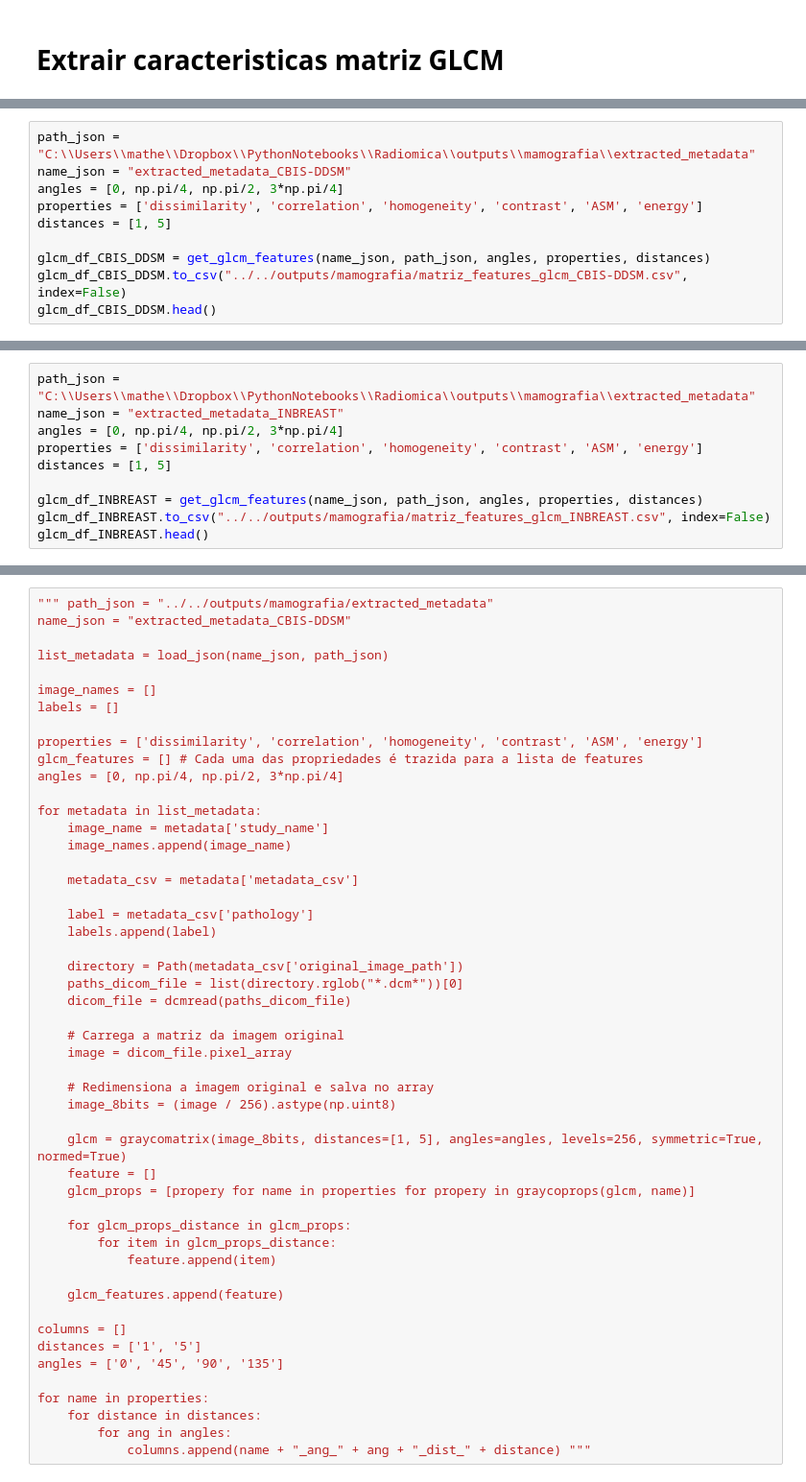
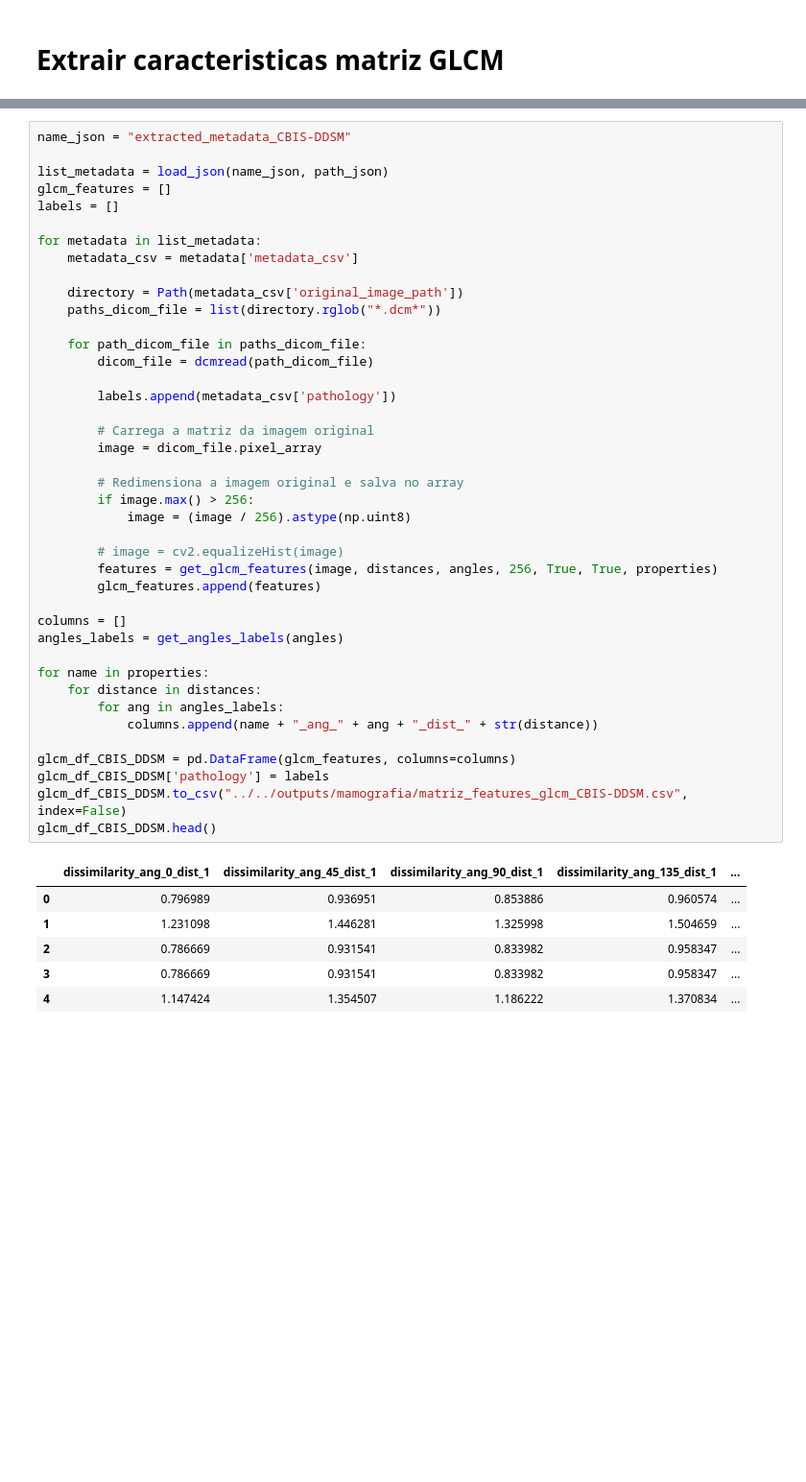
Before and after one commit to matheusssilva991/Radiomica, a Jupyter notebook: src/mamografia/extrair_features.ipynb, the cells around one changed output, grey strips where cells are left out. Shown: that part at 96% size. Drawn from its saved outputs; the diff is of its cells as text; blank space fills up the shorter version.

```diff
--- a/src/mamografia/extrair_features.ipynb
+++ b/src/mamografia/extrair_features.ipynb
@@ -49,10 +18,0 @@ CBIS-DDSM
-# %%
-path_json = "C:\\Users\\mathe\\Dropbox\\PythonNotebooks\\Radiomica\\outputs\\mamografia\\extracted_metadata"
-name_json = "extracted_metadata_CBIS-DDSM"
-angles = [0, np.pi/4, np.pi/2, 3*np.pi/4]
-properties = ['dissimilarity', 'correlation', 'homogeneity', 'contrast', 'ASM', 'energy']
-distances = [1, 5]
-
-glcm_df_CBIS_DDSM = get_glcm_features(name_json, path_json, angles, properties, distances)
-glcm_df_CBIS_DDSM.to_csv("../../outputs/mamografia/matriz_features_glcm_CBIS-DDSM.csv", index=False)
-glcm_df_CBIS_DDSM.head()
@@ -61,10 +18,0 @@ INBREAST
-# %%
-path_json = "C:\\Users\\mathe\\Dropbox\\PythonNotebooks\\Radiomica\\outputs\\mamografia\\extracted_metadata"
-name_json = "extracted_metadata_INBREAST"
-angles = [0, np.pi/4, np.pi/2, 3*np.pi/4]
-properties = ['dissimilarity', 'correlation', 'homogeneity', 'contrast', 'ASM', 'energy']
-distances = [1, 5]
-
-glcm_df_INBREAST = get_glcm_features(name_json, path_json, angles, properties, distances)
-glcm_df_INBREAST.to_csv("../../outputs/mamografia/matriz_features_glcm_INBREAST.csv", index=False)
-glcm_df_INBREAST.head()
@@ -79,50 +73,48 @@ glcm_df_INBREAST.head()
 # %%
-""" path_json = "../../outputs/mamografia/extracted_metadata"
 name_json = "extracted_metadata_CBIS-DDSM"
 
 list_metadata = load_json(name_json, path_json)
-
-image_names = []
+glcm_features = []
 labels = []
 
-properties = ['dissimilarity', 'correlation', 'homogeneity', 'contrast', 'ASM', 'energy']
-glcm_features = [] # Cada uma das propriedades é trazida para a lista de features
-angles = [0, np.pi/4, np.pi/2, 3*np.pi/4]
-
 for metadata in list_metadata:
-    image_name = metadata['study_name']
-    image_names.append(image_name)
-
     metadata_csv = metadata['metadata_csv']
 
-    label = metadata_csv['pathology']
-    labels.append(label)
+    directory = Path(metadata_csv['original_image_path'])
+    paths_dicom_file = list(directory.rglob("*.dcm*"))
 
-    directory = Path(metadata_csv['original_image_path'])
-    paths_dicom_file = list(directory.rglob("*.dcm*"))[0]
-    dicom_file = dcmread(paths_dicom_file)
+    for path_dicom_file in paths_dicom_file:
+        dicom_file = dcmread(path_dicom_file)
 
-    # Carrega a matriz da imagem original
-    image = dicom_file.pixel_array
+        labels.append(metadata_csv['pathology'])
 
-    # Redimensiona a imagem original e salva no array
-    image_8bits = (image / 256).astype(np.uint8)
+        # Carrega a matriz da imagem original
+        image = dicom_file.pixel_array
 
-    glcm = graycomatrix(image_8bits, distances=[1, 5], angles=angles, levels=256, symmetric=True, normed=True)
-    feature = []
-    glcm_props = [propery for name in properties for propery in graycoprops(glcm, name)]
+        # Redimensiona a imagem original e salva no array
+        if image.max() > 256:
+            image = (image / 256).astype(np.uint8)
 
-    for glcm_props_distance in glcm_props:
-        for item in glcm_props_distance:
-            feature.append(item)
-
-    glcm_features.append(feature)
+        # image = cv2.equalizeHist(image)
+        features = get_glcm_features(image, distances, angles, 256, True, True, properties)
+        glcm_features.append(features)
 
 columns = []
-distances = ['1', '5']
-angles = ['0', '45', '90', '135']
+angles_labels = get_angles_labels(angles)
 
 for name in properties:
     for distance in distances:
-        for ang in angles:
-            columns.append(name + "_ang_" + ang + "_dist_" + distance) """
+        for ang in angles_labels:
+            columns.append(name + "_ang_" + ang + "_dist_" + str(distance))
+
+glcm_df_CBIS_DDSM = pd.DataFrame(glcm_features, columns=columns)
+glcm_df_CBIS_DDSM['pathology'] = labels
+glcm_df_CBIS_DDSM.to_csv("../../outputs/mamografia/matriz_features_glcm_CBIS-DDSM.csv", index=False)
+glcm_df_CBIS_DDSM.head()
+# %% [output]
+|  | dissimilarity_ang_0_dist_1 | dissimilarity_ang_45_dist_1 | dissimilarity_ang_90_dist_1 | dissimilarity_ang_135_dist_1 | ... |
+| 0 | 0.796989 | 0.936951 | 0.853886 | 0.960574 | ... |
+| 1 | 1.231098 | 1.446281 | 1.325998 | 1.504659 | ... |
+| 2 | 0.786669 | 0.931541 | 0.833982 | 0.958347 | ... |
+| 3 | 0.786669 | 0.931541 | 0.833982 | 0.958347 | ... |
+| 4 | 1.147424 | 1.354507 | 1.186222 | 1.370834 | ... |
```
Also changed, not shown: parts of 13 cells of this notebook, 7 other files.
